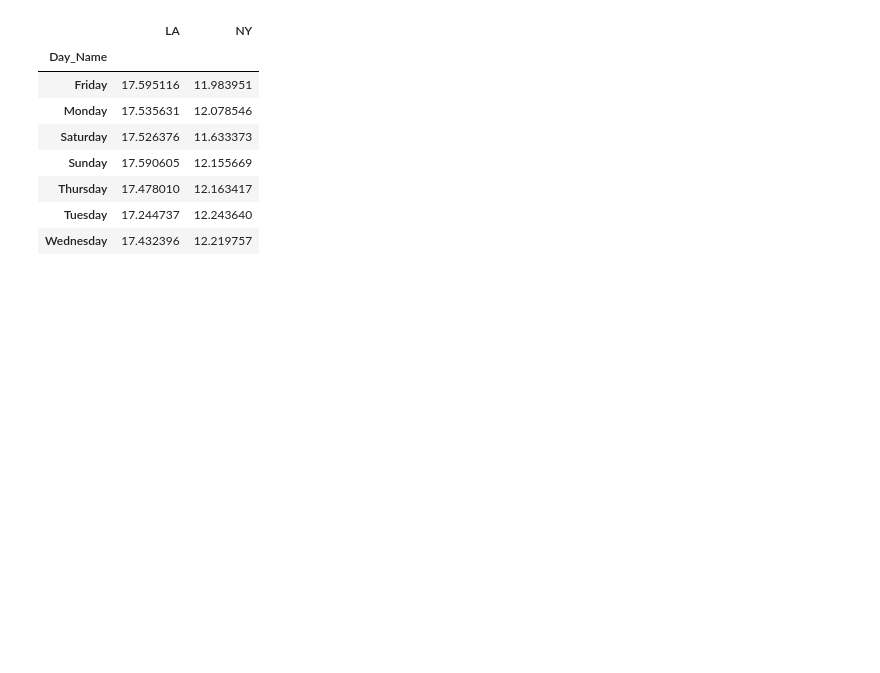
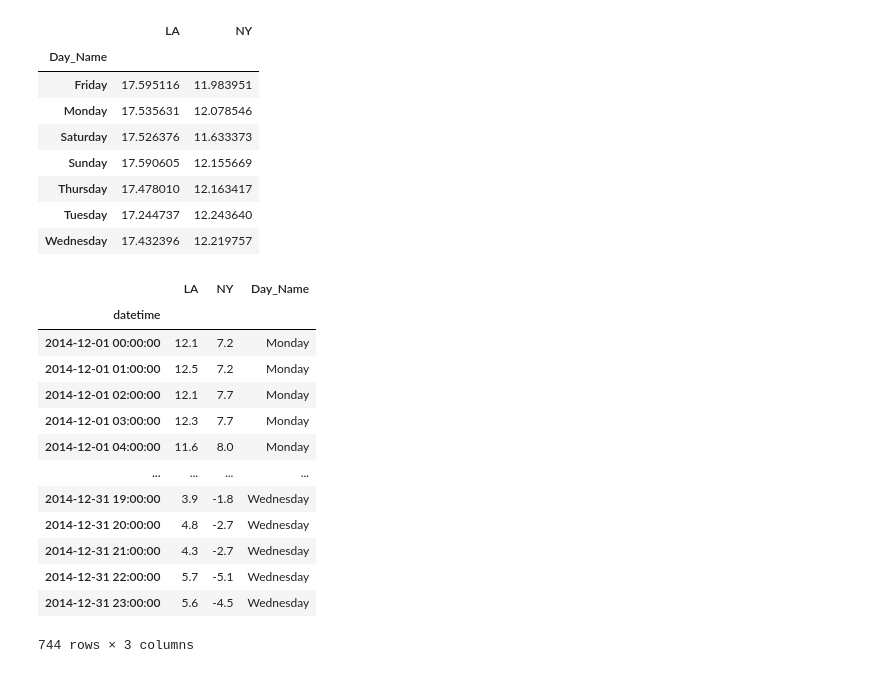
Before and after one commit to mohamedeld/Exploratory-Data-Analysis-using-Python, a Jupyter notebook: timeseries.ipynb, the cells around one changed output. Saved outputs shown, nothing was run; the diff lists cells and outputs as text; code cells hidden in the pictures; blank space fills up the shorter version.

```diff
--- a/timeseries.ipynb
+++ b/timeseries.ipynb
@@ -171,3 +171,20 @@ temps.groupby("Day_Name").mean()
 | Thursday | 17.478010 | 12.163417 |
 | Tuesday | 17.244737 | 12.243640 |
 | Wednesday | 17.432396 | 12.219757 |
+# %%
+temps.loc['2014-12']
+# %% [output]
+|  | LA | NY | Day_Name |
+| datetime |  |  |  |
+| 2014-12-01 00:00:00 | 12.1 | 7.2 | Monday |
+| 2014-12-01 01:00:00 | 12.5 | 7.2 | Monday |
+| 2014-12-01 02:00:00 | 12.1 | 7.7 | Monday |
+| 2014-12-01 03:00:00 | 12.3 | 7.7 | Monday |
+| 2014-12-01 04:00:00 | 11.6 | 8.0 | Monday |
+| ... | ... | ... | ... |
+| 2014-12-31 19:00:00 | 3.9 | -1.8 | Wednesday |
+| 2014-12-31 20:00:00 | 4.8 | -2.7 | Wednesday |
+| 2014-12-31 21:00:00 | 4.3 | -2.7 | Wednesday |
+| 2014-12-31 22:00:00 | 5.7 | -5.1 | Wednesday |
+| 2014-12-31 23:00:00 | 5.6 | -4.5 | Wednesday |
+744 rows × 3 columns
```
Also changed, not shown: parts of 16 cells of this notebook.
